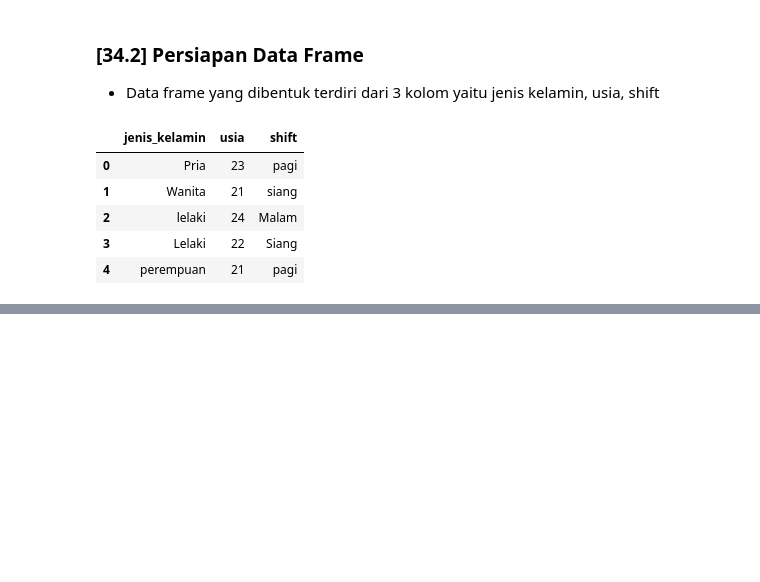
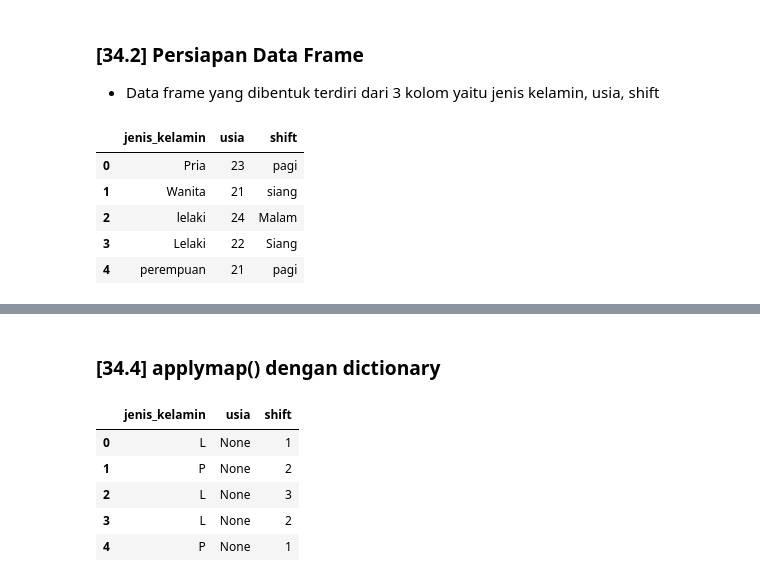
Before and after one commit to meilindazheng/VisualisasiData-Pandas, a Jupyter notebook: Pandas-Week09.ipynb, the cells around one changed output, grey strips where cells are left out. Cells and saved outputs as stored; diff of their text form; code cells hidden in the pictures; blank space fills up the shorter version.

Commit message:
applymap dengan dictionary

```diff
--- a/Pandas-Week09.ipynb
+++ b/Pandas-Week09.ipynb
@@ -140,0 +150,18 @@ df = df.applymap(lambda x: x.lower() if type(x)==str else x)
+# %% [markdown]
+### [34.4] applymap() dengan dictionary
+# %%
+mapping = {'pria':'L',
+          'lelaki':'L',
+          'wanita':'P',
+          'perempuan':'P',
+          'pagi':1,
+          'siang':2,
+          'malam':3}
+df.applymap(mapping.get)
+# %% [output]
+|  | jenis_kelamin | usia | shift |
+| 0 | L | None | 1 |
+| 1 | P | None | 2 |
+| 2 | L | None | 3 |
+| 3 | L | None | 2 |
+| 4 | P | None | 1 |
```
Also changed, not shown: parts of 4 cells of this notebook.
